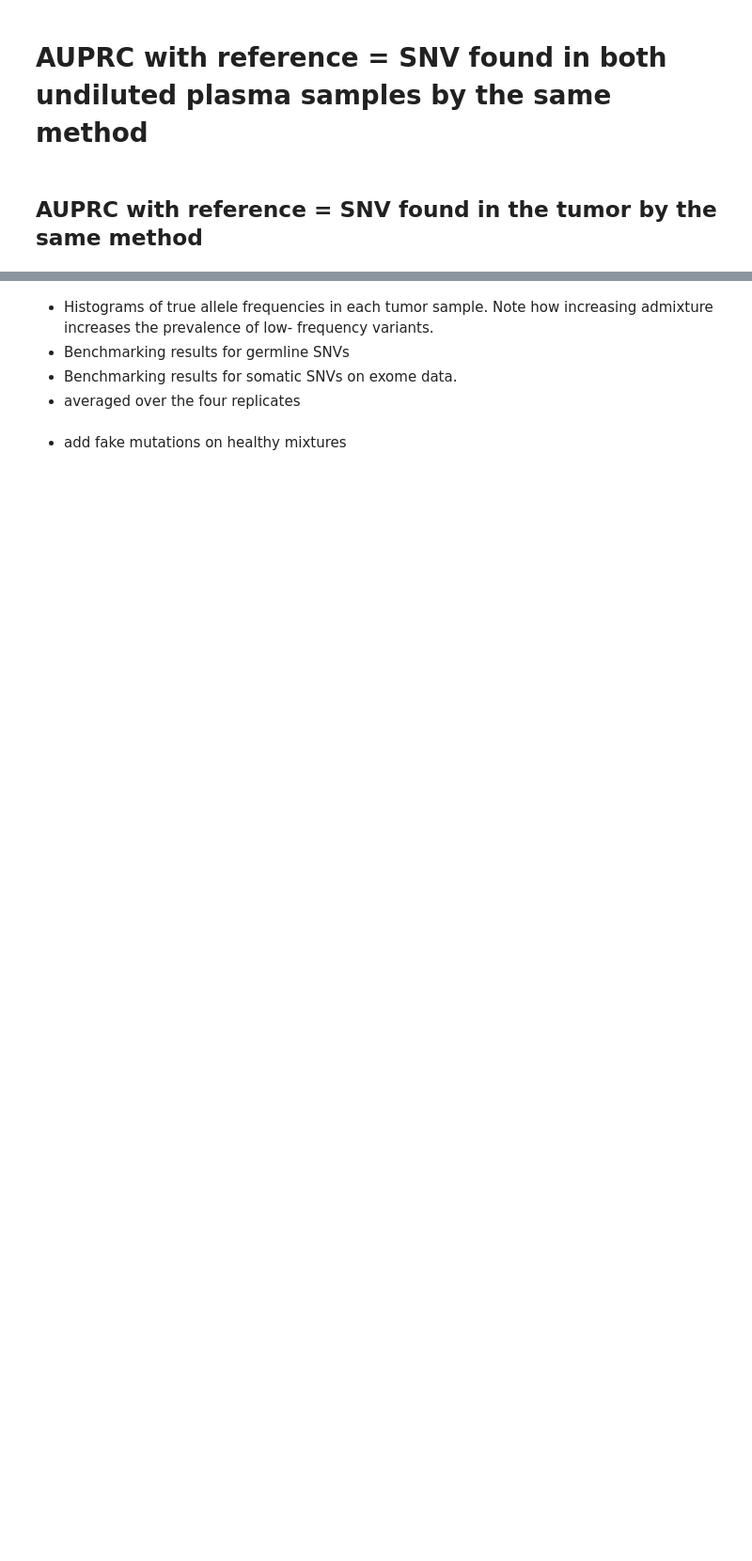
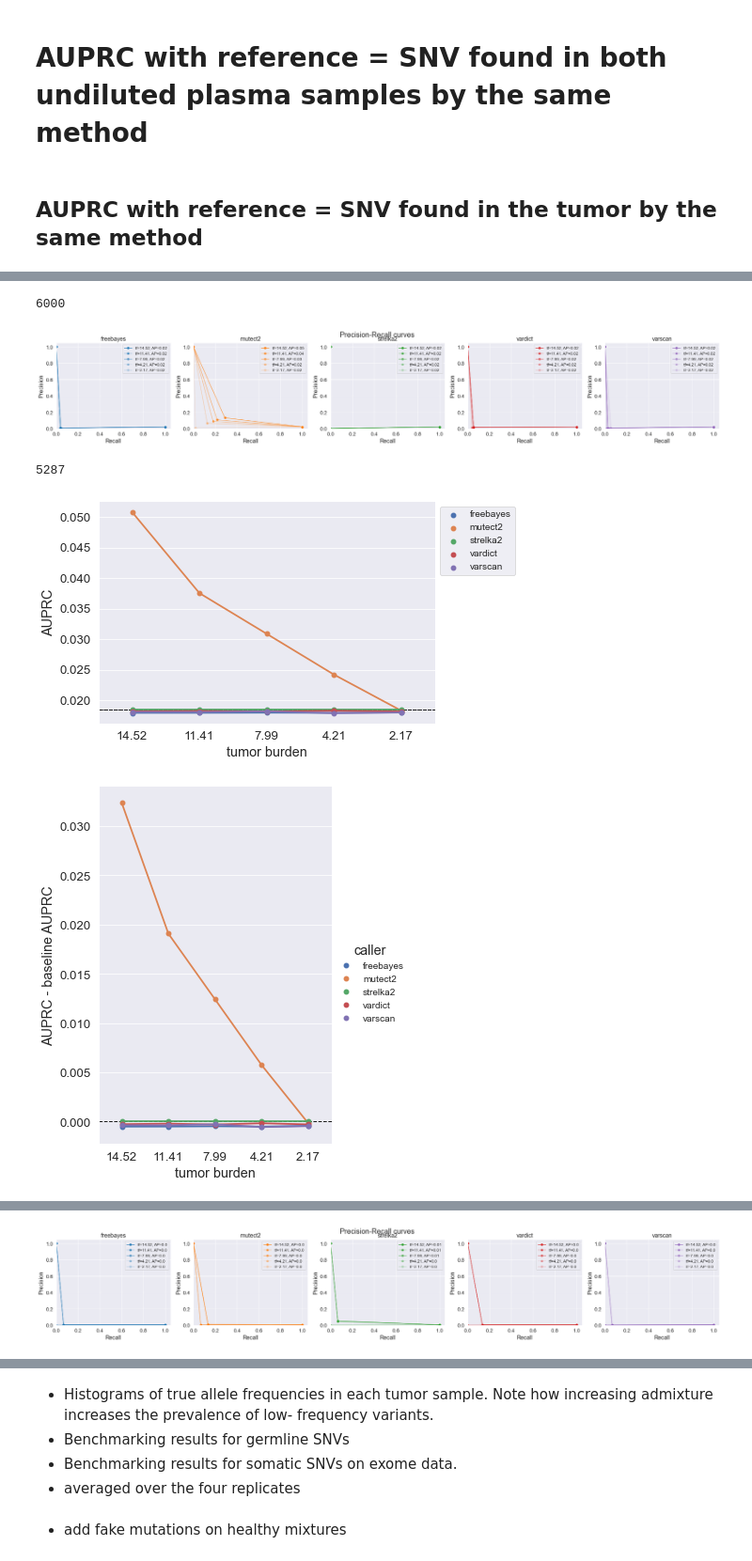
Before and after one commit to hanaecarrie/cfdna_snv_benchmark, a Jupyter notebook: analysis/dilution_effect_samecoverage_consensus_new.ipynb, the cells around one changed output, grey strips where cells are left out. Shown at 94% size. Cells and saved outputs as stored; diff of their text form; code cells hidden in the pictures; blank space fills up the shorter version.

```diff
--- a/analysis/dilution_effect_samecoverage_consensus_new.ipynb
+++ b/analysis/dilution_effect_samecoverage_consensus_new.ipynb
@@ -341,22 +319,0 @@ numbersnvs_pd
-# %%
-numbersnvs_pd = pd.DataFrame()
-
-for si, s in enumerate([sample_0, sample_1, sample_2, sample_3, sample_4, sample_5]):
-    nb_snv = []
-    for method in methods:
-        #if si == 4:
-        #    si = 't'
-       # print('sample '+ str(si) + ': ', method, s[s[method] == True].shape[0])
-        nb_snv.append(s[(s[method] == True) & (s['type'] == 'SNP')].shape[0])
-    if si == 0:
-        numbersnvs_pd = pd.DataFrame.from_dict({'sample_'+ str(si): nb_snv}).T
-        numbersnvs_pd.columns = methods
-    else:
-        numbersnvs_pd.loc['sample_'+ str(si)] = nb_snv
-    numbersnvs_pd = numbersnvs_pd.rename(index=samples_tf)
-
-numbersnvs_pd.plot(style='.-', logx=True, xlim=(10e-1, 10e-3))
-#sns.catplot(x='tumor burden', y='coverage', kind='point', data=coverage_pd,
-#            order=sorted(coverage_pd['tumor burden'].unique(), reverse=True))
-
-numbersnvs_pd
@@ -735,12 +758,18 @@ for mutation in ['snv', 'indel']:
         s2.rename(columns = {method:'sample_2'},  inplace = True)
         s3 = sample_3[['REF', 'ALT', 'QUAL', 'type', method]]
         s3.rename(columns = {method:'sample_3'},  inplace = True)
-        s4 = sample_4[['REF', 'ALT', 'QUAL','type', method]]
-        s4.rename(columns = {method:'sample_4'},  inplace = True)
-        s5 = sample_5[['REF', 'ALT', 'QUAL','type', method]]
-        s5.rename(columns = {method:'sample_5'},  inplace = True)
+        #s4 = sample_4[['REF', 'ALT', 'QUAL','type', method]]
+        #s4.rename(columns = {method:'sample_4'},  inplace = True)
+        #s5 = sample_5[['REF', 'ALT', 'QUAL','type', method]]
+        #s5.rename(columns = {method:'sample_5'},  inplace = True)
 
-        pd_method = pd.concat([s0, st, s1, s2, s3, s4, s5], axis=1)
+        pd_method = pd.concat([s0.loc[~s0.index.duplicated()],
+               st.loc[~st.index.duplicated()],
+               s1.loc[~s1.index.duplicated()],
+               s2.loc[~s2.index.duplicated()],
+               s3.loc[~s3.index.duplicated()],
+               s4.loc[~s4.index.duplicated()],
+               s5.loc[~s5.index.duplicated()]], axis=1)
 
         pd_method['REF'] = [list(np.unique([i for i in list(ai) if str(i) != 'nan']))[-1] for ai in list(pd_method['REF'].values)]
         pd_method['ALT'] = [list(np.unique([i for i in list(ai) if str(i) != 'nan']))[-1] for ai in list(pd_method['ALT'].values)]
@@ -853,32 +882,38 @@ for mutation in ['snv', 'indel']:
         axs[mi].set_ylabel('Precision')
         axs[mi].set_ylim([0.0, 1.05])
         axs[mi].set_xlim([0.0, 1.05])
         axs[mi].set_title(method)
         axs[mi].legend()
 
         if count == 0:
             pd_results = res_df
             pd_results_PR = res_PR_df
             count = 1
         else:
             pd_results = pd.concat([pd_results, res_df], join='inner')
             pd_results_PR = pd.concat([pd_results_PR, res_PR_df], join='inner')
     plt.show()
 
     sns.catplot(x="tumor burden", y="AUPRC", hue="caller",
                     capsize=.2, height=4, aspect=1.5,
                     kind="point", order=sorted(pd_results['tumor burden'].unique(), reverse=True), data=pd_results, legend=False)
     for mi, method in enumerate(methods):
-        plt.axhline(y = baselineAUPRC[method], color = 'w', linestyle = '--')
+        plt.axhline(y = baselineAUPRC[method], color = lc, linestyle = '--')
     #plt.ylim([0, 0.5])
     plt.legend(bbox_to_anchor=(1,1), loc="upper left")
 
     sns.catplot(x="tumor burden", y="AUPRC - baseline AUPRC", hue="caller",
                 capsize=.2, height=6, aspect=.75,
                 kind="point", order=sorted(pd_results['tumor burden'].unique(), reverse=True), data=pd_results)
-    plt.axhline(y = 0, color = 'w', linestyle = '--', label='baseline AUPRC')
+    plt.axhline(y = 0, color = lc, linestyle = '--', label='baseline AUPRC')
 
     sns.catplot(x="tumor burden", y="value", col="metric", hue="caller",
                     capsize=.2, height=6, aspect=.75,
                     kind="point", order=sorted(pd_results['tumor burden'].unique(), reverse=True), data=pd_results_PR)
     #plt.ylim([0, 0.5])
+# %% [output]
+6000
+[figure, added]
+5287
+[figure, added]
+[figure, added]
@@ -884,0 +921 @@ for mutation in ['snv', 'indel']:
+[figure, added]
```
Also changed, not shown: parts of 38 cells of this notebook.
